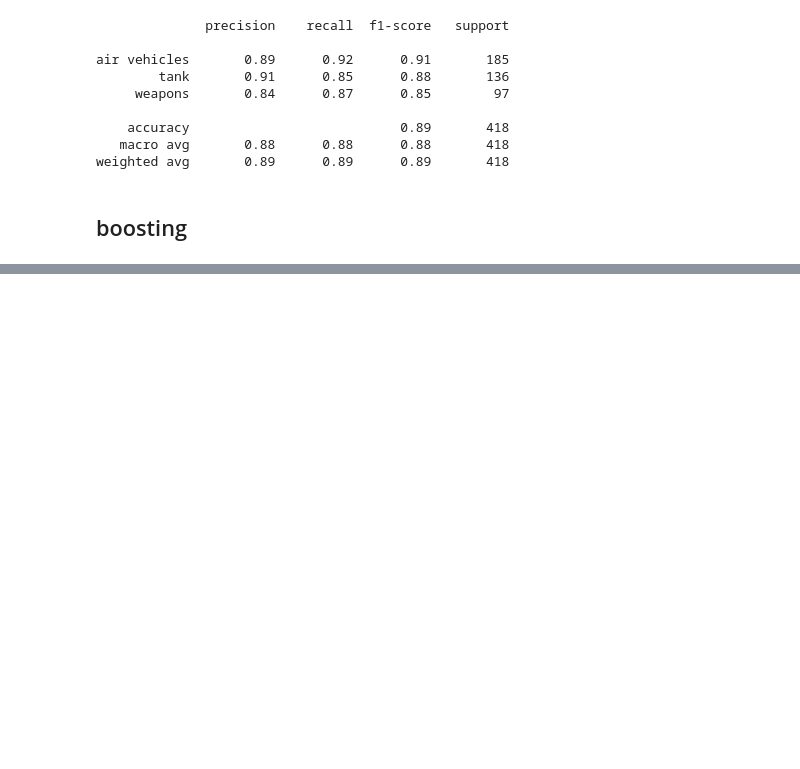
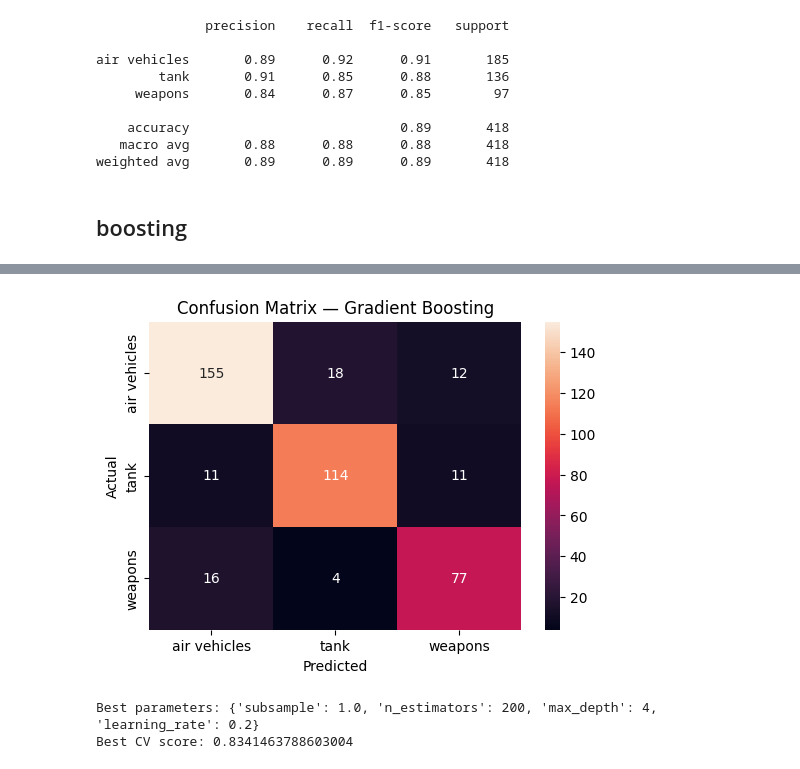
Before and after one commit to TetianaSoroka/kr_sounds_classifier, a Jupyter notebook: project/mn.ipynb, the cells around one changed output, grey strips where cells are left out. Cells and saved outputs as stored; diff of their text form; code cells hidden in the pictures; blank space fills up the shorter version.

Commit message:
Added Gradient Boosting model and evaluation

```diff
--- a/project/mn.ipynb
+++ b/project/mn.ipynb
@@ -324,3 +326,12 @@ air vehicles       0.89      0.92      0.91       185
 weighted avg       0.89      0.89      0.89       418
 # %% [markdown]
 ## boosting
+# %%
+boosting_model = GradientBoostingClassifier(random_state=90)
+
+boosting_model.fit(X_train, y_train)
+
+y_pred_boosting = boosting_model.predict(X_test)
+
+print("Gradient Boosting Accuracy:", accuracy_score(y_test, y_pred_boosting))
+print(classification_report(y_test, y_pred_boosting))
@@ -326,0 +349,43 @@ weighted avg       0.89      0.89      0.89       418
+# %%
+cm = confusion_matrix(y_test, y_pred_boosting)
+
+plt.figure(figsize=(6, 4))
+sns.heatmap(
+    cm,
+    annot=True,
+    fmt='d',
+    xticklabels=boosting_model.classes_,
+    yticklabels=boosting_model.classes_
+)
+
+plt.title("Confusion Matrix — Gradient Boosting")
+plt.xlabel("Predicted")
+plt.ylabel("Actual")
+plt.show()
+# %% [output]
+[figure, added]
+# %%
+param_dist = {
+    "n_estimators": [50, 100, 150, 200],
+    "learning_rate": [0.01, 0.05, 0.1, 0.2],
+    "max_depth": [2, 3, 4, 5],
+    "subsample": [0.7, 0.8, 0.9, 1.0]
+}
+
+boosting_search = RandomizedSearchCV(
+    estimator=GradientBoostingClassifier(random_state=90),
+    param_distributions=param_dist,
+    n_iter=10,
+    scoring="f1_macro",
+    cv=3,
+    random_state=90,
+    n_jobs=-1
+)
+
+boosting_search.fit(X_train, y_train)
+
+print("Best parameters:", boosting_search.best_params_)
+print("Best CV score:", boosting_search.best_score_)
+# %% [output]
+Best parameters: {'subsample': 1.0, 'n_estimators': 200, 'max_depth': 4, 'learning_rate': 0.2}
+Best CV score: 0.8341463788603004
```
Also changed, not shown: parts of 9 cells of this notebook.
